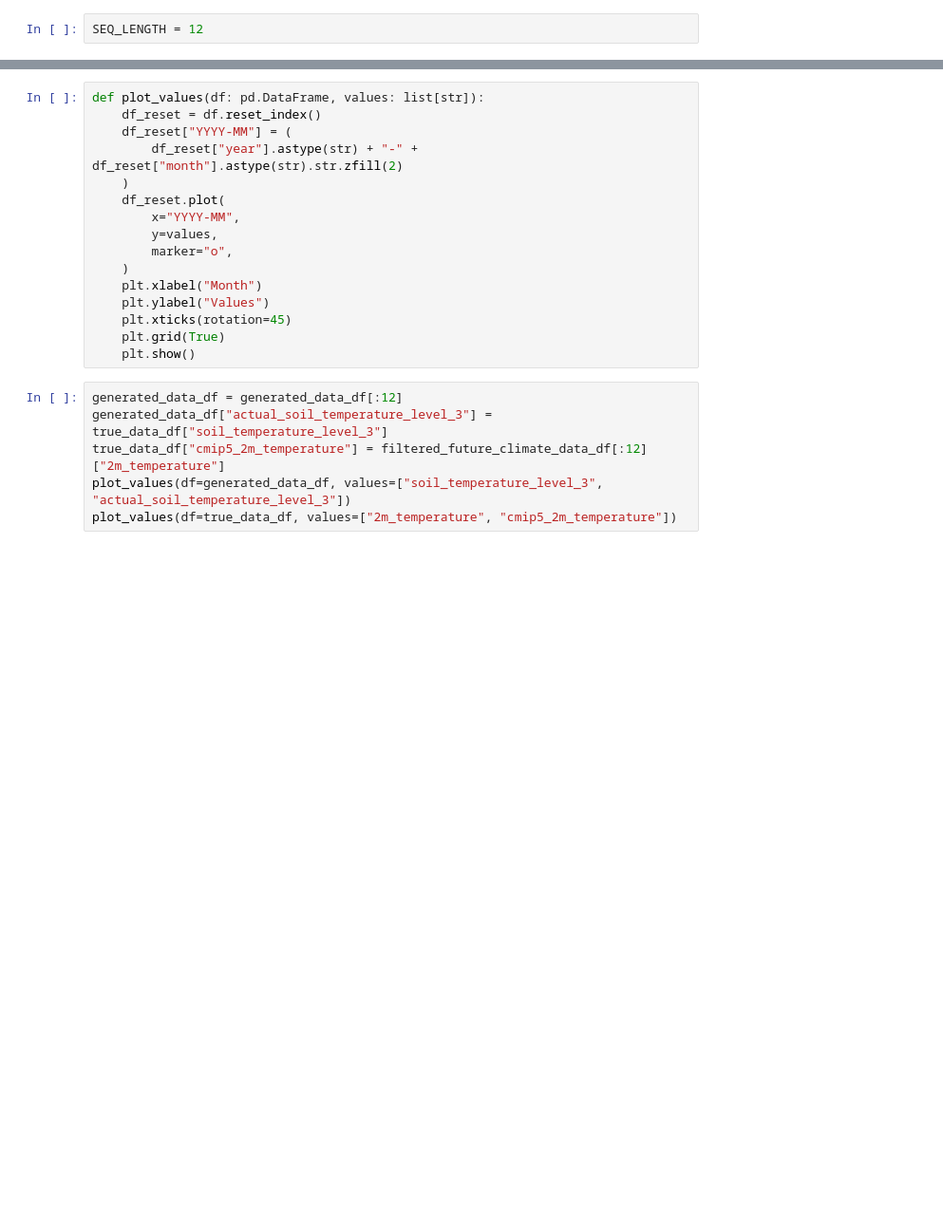
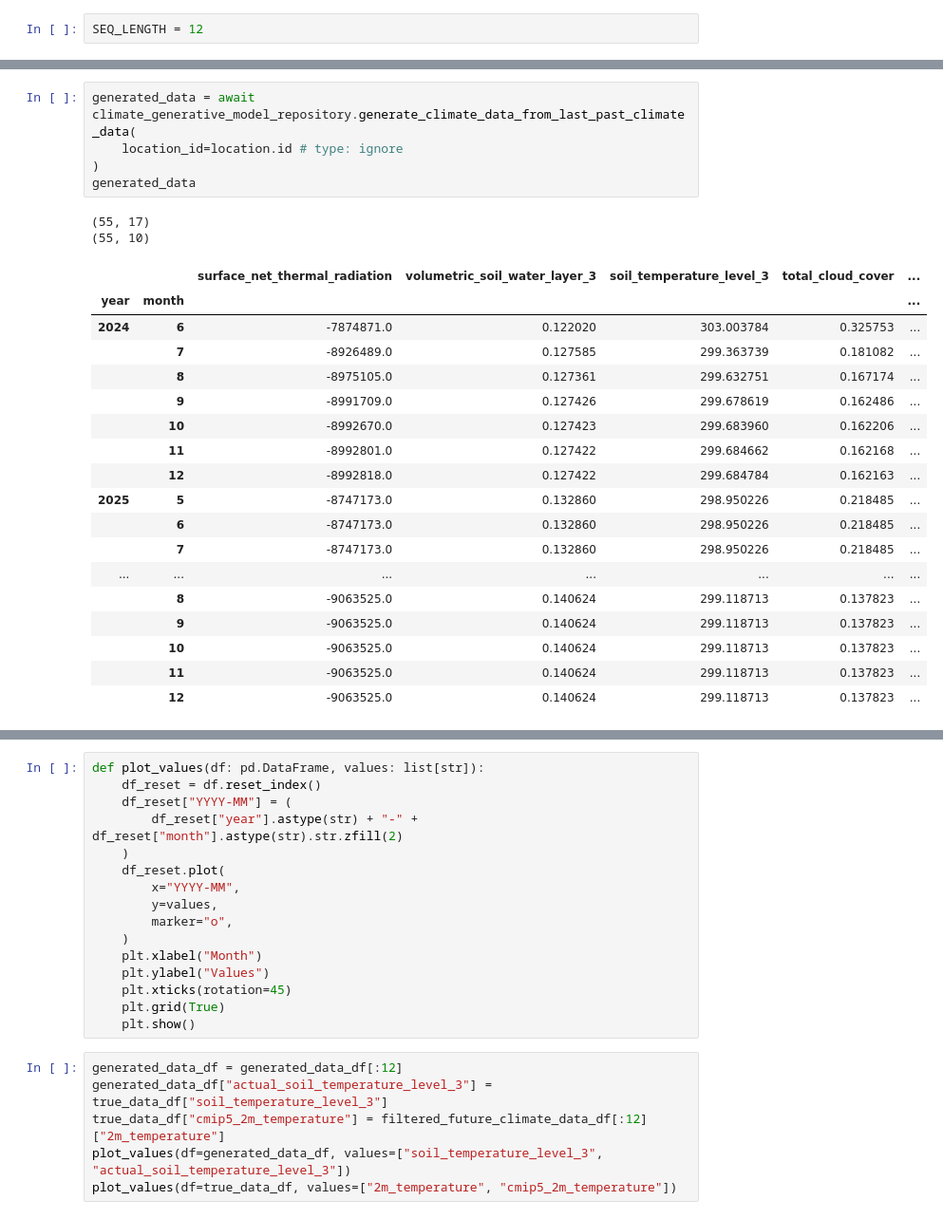
Before and after one commit to PeppeOsmio/tesi, a Jupyter notebook: test_model.ipynb, the cells around one changed output, grey strips where cells are left out. Shown at 95% size. Saved outputs shown, nothing was run; the diff lists cells and outputs as text; blank space fills up the shorter version.

```diff
--- a/test_model.ipynb
+++ b/test_model.ipynb
@@ -345,3 +103,29 @@ def generate_data_from_seed(
+# %%
+generated_data = await climate_generative_model_repository.generate_climate_data_from_last_past_climate_data(
+    location_id=location.id # type: ignore
+)
+generated_data
+# %% [output]
+(55, 17)
+(55, 10)
+|  |  | surface_net_thermal_radiation | volumetric_soil_water_layer_3 | soil_temperature_level_3 | total_cloud_cover | ... |
+| year | month |  |  |  |  | ... |
+| 2024 | 6 | -7874871.0 | 0.122020 | 303.003784 | 0.325753 | ... |
+|  | 7 | -8926489.0 | 0.127585 | 299.363739 | 0.181082 | ... |
+|  | 8 | -8975105.0 | 0.127361 | 299.632751 | 0.167174 | ... |
+|  | 9 | -8991709.0 | 0.127426 | 299.678619 | 0.162486 | ... |
+|  | 10 | -8992670.0 | 0.127423 | 299.683960 | 0.162206 | ... |
+|  | 11 | -8992801.0 | 0.127422 | 299.684662 | 0.162168 | ... |
+|  | 12 | -8992818.0 | 0.127422 | 299.684784 | 0.162163 | ... |
+| 2025 | 5 | -8747173.0 | 0.132860 | 298.950226 | 0.218485 | ... |
+|  | 6 | -8747173.0 | 0.132860 | 298.950226 | 0.218485 | ... |
+|  | 7 | -8747173.0 | 0.132860 | 298.950226 | 0.218485 | ... |
+| ... | ... | ... | ... | ... | ... | ... |
+|  | 8 | -9063525.0 | 0.140624 | 299.118713 | 0.137823 | ... |
+|  | 9 | -9063525.0 | 0.140624 | 299.118713 | 0.137823 | ... |
+|  | 10 | -9063525.0 | 0.140624 | 299.118713 | 0.137823 | ... |
+|  | 11 | -9063525.0 | 0.140624 | 299.118713 | 0.137823 | ... |
+|  | 12 | -9063525.0 | 0.140624 | 299.118713 | 0.137823 | ... |
 # %%
 filtered_past_climate_data = past_climate_data_df[get_features()]
 filtered_future_climate_data_df = future_climate_data_df.drop(
```
Also changed, not shown: parts of 18 cells of this notebook, 1 other file.
